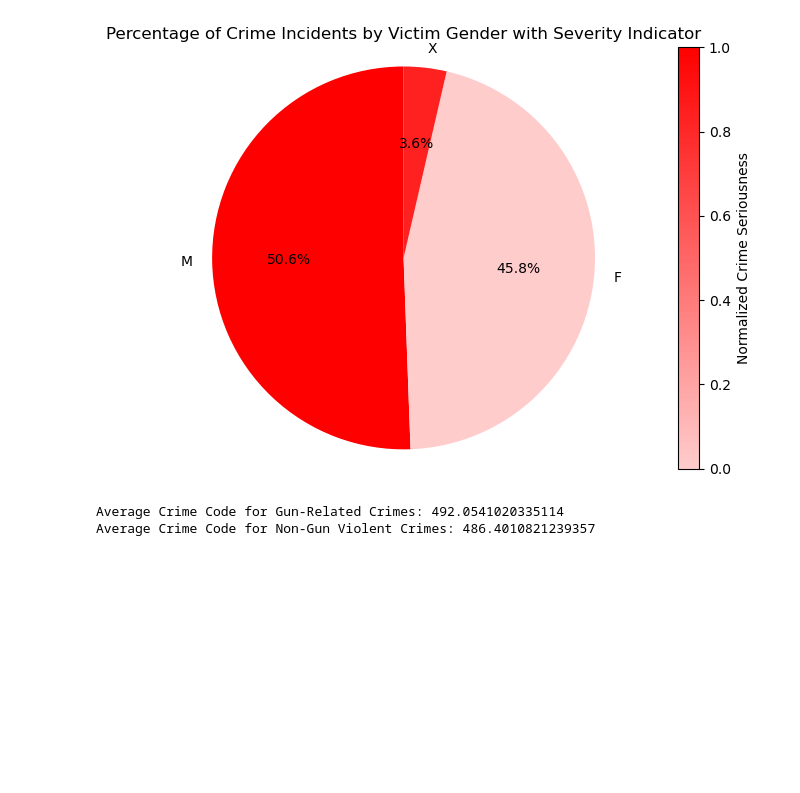
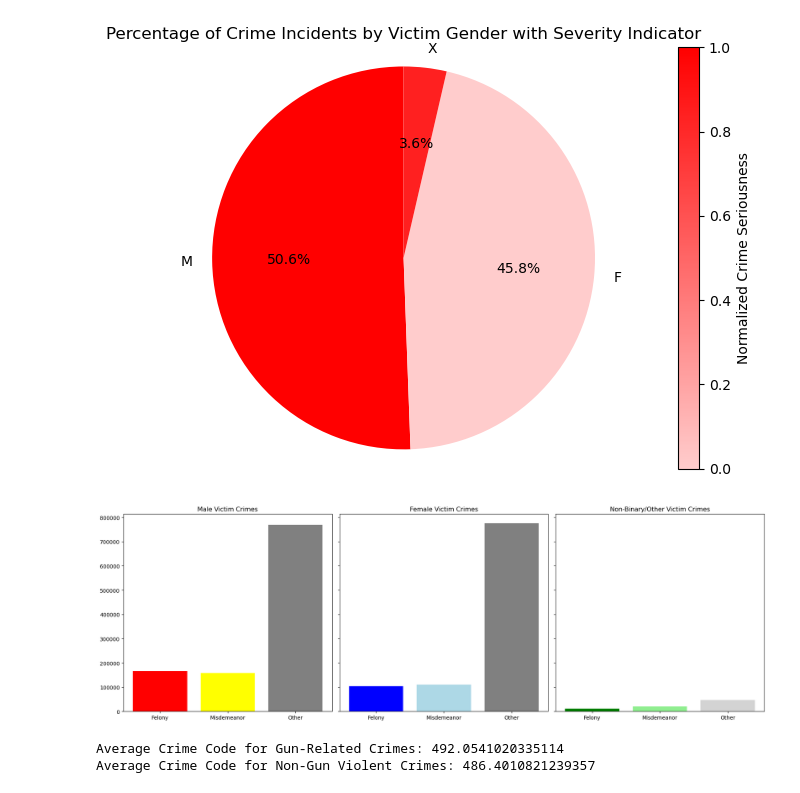
Before and after one commit to Odysseas-Stefanakis/UCalgary_Research_Odysseas, a Jupyter notebook: LA_Crime_Data.ipynb, the cells around one changed output. Drawn from its saved outputs; the diff is of its cells as text; code cells hidden in the pictures; blank space fills up the shorter version.

Commit message:
keyword method for crime seriousness

```diff
--- a/LA_Crime_Data.ipynb
+++ b/LA_Crime_Data.ipynb
@@ -696,6 +696,50 @@ plt.tight_layout()
 plt.show()
 # %% [output]
 [figure]
+# %%
+import pandas as pd
+import matplotlib.pyplot as plt
+
+# Define the classification function to categorize crimes based on severity and gender
+def classify_crime_by_gender(row):
+    gender = str(row['Vict Sex']).upper()
+    if gender not in ['M', 'F', 'X']:  # Including 'X' for non-binary or unspecified genders
+        return None
+
+    crm_cd_desc = str(row['Crm Cd Desc']).upper()
+    # Keywords to categorize crimes more specifically by their severity
+    if any(word in crm_cd_desc for word in ['FELONY', 'AGGRAVATED', 'MAJOR']):
+        return f'{gender} - Felony'
+    elif any(word in crm_cd_desc for word in ['MISDEMEANOR', 'PETTY', 'MINOR', 'LESSER']):
+        return f'{gender} - Misdemeanor'
+    else:
+        return f'{gender} - Other'
+
+# Apply the classification
+la_crime_data_2010_to_2021_sorted['Crime Classification'] = la_crime_data_2010_to_2021_sorted.apply(classify_crime_by_gender, axis=1)
+
+# Count the crimes in each category for males, females, and non-binary/other
+crime_counts = la_crime_data_2010_to_2021_sorted['Crime Classification'].value_counts()
+
+# Prepare data for plotting
+categories = ['Felony', 'Misdemeanor', 'Other']
+male_crimes = [crime_counts.get(f'M - {cat}', 0) for cat in categories]
+female_crimes = [crime_counts.get(f'F - {cat}', 0) for cat in categories]
+nonbinary_crimes = [crime_counts.get(f'X - {cat}', 0) for cat in categories]
+
+# Plotting the results
+fig, axes = plt.subplots(nrows=1, ncols=3, figsize=(18, 6), sharey=True)
+axes[0].bar(categories, male_crimes, color=['red', 'yellow', 'gray'])
+axes[0].set_title('Male Victim Crimes')
+axes[1].bar(categories, female_crimes, color=['blue', 'lightblue', 'grey'])
+axes[1].set_title('Female Victim Crimes')
+axes[2].bar(categories, nonbinary_crimes, color=['green', 'lightgreen', 'lightgrey'])
+axes[2].set_title('Non-Binary/Other Victim Crimes')
+
+plt.tight_layout()
+plt.show()
+# %% [output]
+[figure, added]
 # %%
 import pandas as pd
 import matplotlib.pyplot as plt
```
Also changed, not shown: parts of 1 cell of this notebook.
